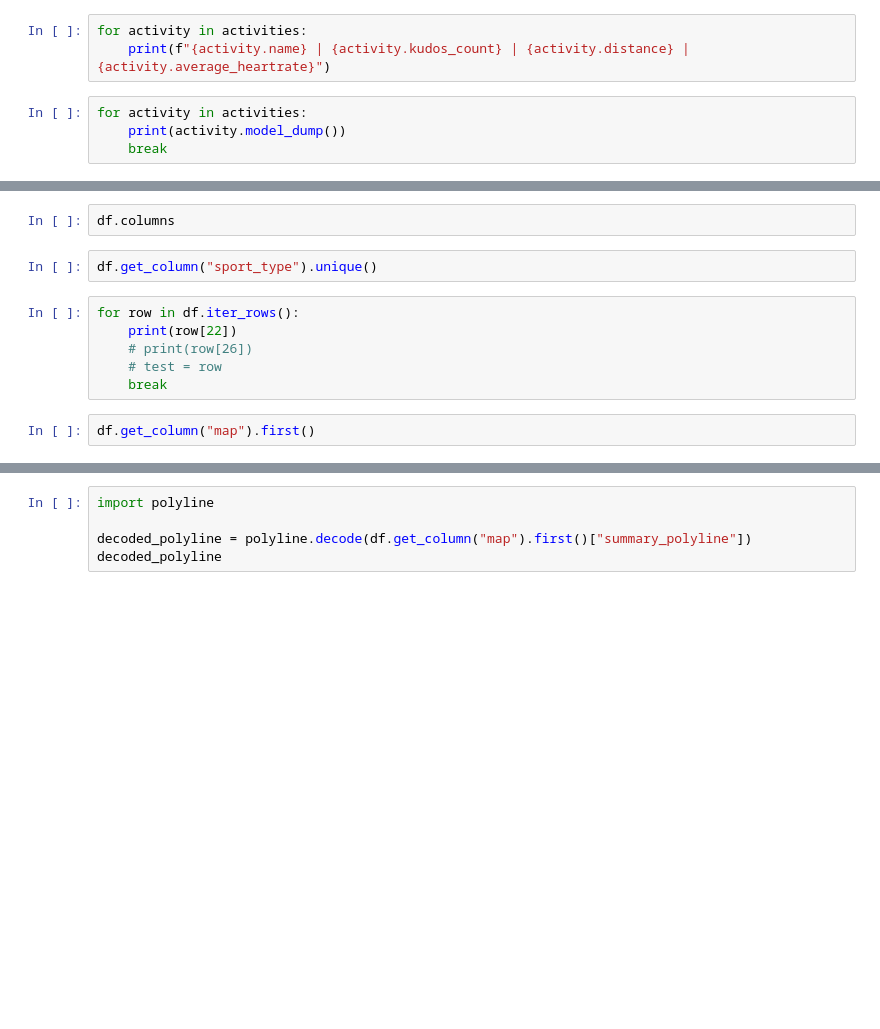
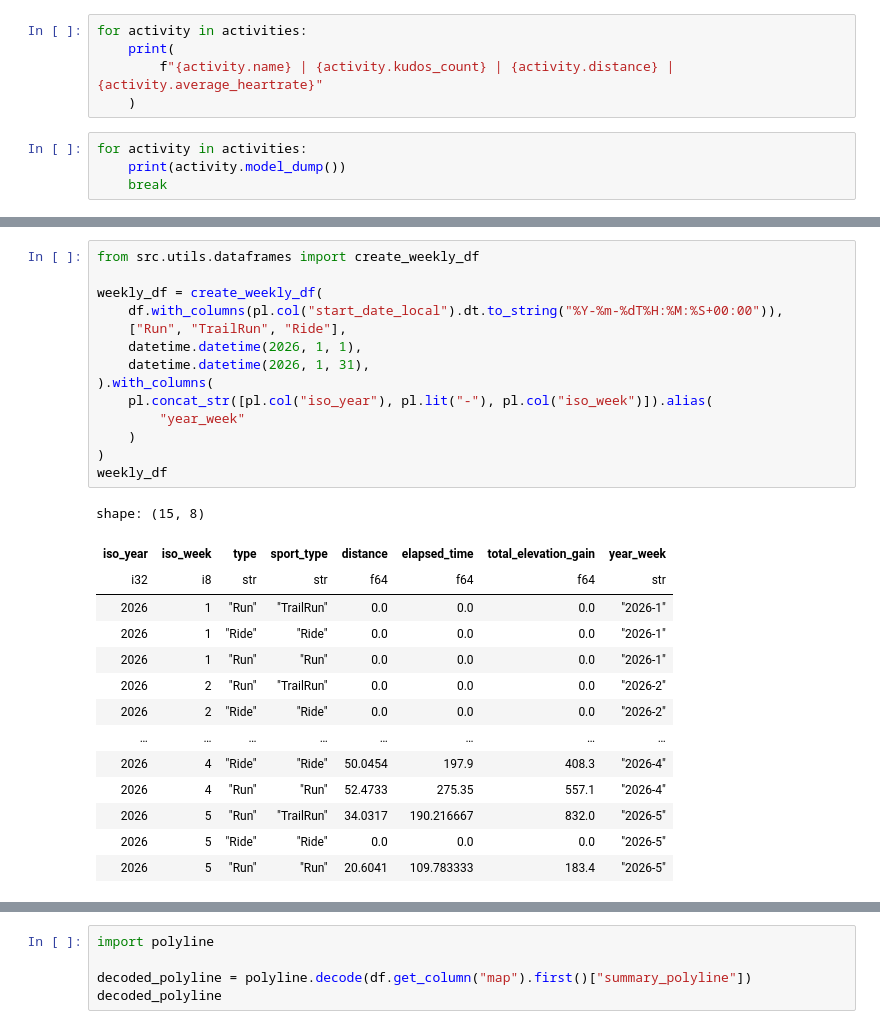
Before and after one commit to FABallemand/DataMountain, a Jupyter notebook: test.ipynb, the cells around one changed output, grey strips where cells are left out. Cells and saved outputs as stored; diff of their text form; blank space fills up the shorter version.

```diff
--- a/test.ipynb
+++ b/test.ipynb
@@ -37,7 +45,9 @@ athlete.stats.model_dump()
 activities = client.get_activities(limit=15)
 # %%
 for activity in activities:
-    print(f"{activity.name} | {activity.kudos_count} | {activity.distance} | {activity.average_heartrate}")
+    print(
+        f"{activity.name} | {activity.kudos_count} | {activity.distance} | {activity.average_heartrate}"
+    )
 # %%
 for activity in activities:
     print(activity.model_dump())
@@ -54,12 +79,29 @@ df
-# %%
-df.columns
-# %%
-df.get_column("sport_type").unique()
-# %%
-for row in df.iter_rows():
-    print(row[22])
-    # print(row[26])
-    # test = row
-    break
-# %%
-df.get_column("map").first()
+# %%
+from src.utils.dataframes import create_weekly_df
+
+weekly_df = create_weekly_df(
+    df.with_columns(pl.col("start_date_local").dt.to_string("%Y-%m-%dT%H:%M:%S+00:00")),
+    ["Run", "TrailRun", "Ride"],
+    datetime.datetime(2026, 1, 1),
+    datetime.datetime(2026, 1, 31),
+).with_columns(
+    pl.concat_str([pl.col("iso_year"), pl.lit("-"), pl.col("iso_week")]).alias(
+        "year_week"
+    )
+)
+weekly_df
+# %% [output]
+shape: (15, 8)
+| iso_year | iso_week | type | sport_type | distance | elapsed_time | total_elevation_gain | year_week |
+| i32 | i8 | str | str | f64 | f64 | f64 | str |
+| 2026 | 1 | "Run" | "TrailRun" | 0.0 | 0.0 | 0.0 | "2026-1" |
+| 2026 | 1 | "Ride" | "Ride" | 0.0 | 0.0 | 0.0 | "2026-1" |
+| 2026 | 1 | "Run" | "Run" | 0.0 | 0.0 | 0.0 | "2026-1" |
+| 2026 | 2 | "Run" | "TrailRun" | 0.0 | 0.0 | 0.0 | "2026-2" |
+| 2026 | 2 | "Ride" | "Ride" | 0.0 | 0.0 | 0.0 | "2026-2" |
+| … | … | … | … | … | … | … | … |
+| 2026 | 4 | "Ride" | "Ride" | 50.0454 | 197.9 | 408.3 | "2026-4" |
+| 2026 | 4 | "Run" | "Run" | 52.4733 | 275.35 | 557.1 | "2026-4" |
+| 2026 | 5 | "Run" | "TrailRun" | 34.0317 | 190.216667 | 832.0 | "2026-5" |
+| 2026 | 5 | "Ride" | "Ride" | 0.0 | 0.0 | 0.0 | "2026-5" |
+| 2026 | 5 | "Run" | "Run" | 20.6041 | 109.783333 | 183.4 | "2026-5" |
```
Also changed, not shown: parts of 8 cells of this notebook, 12 other files.
